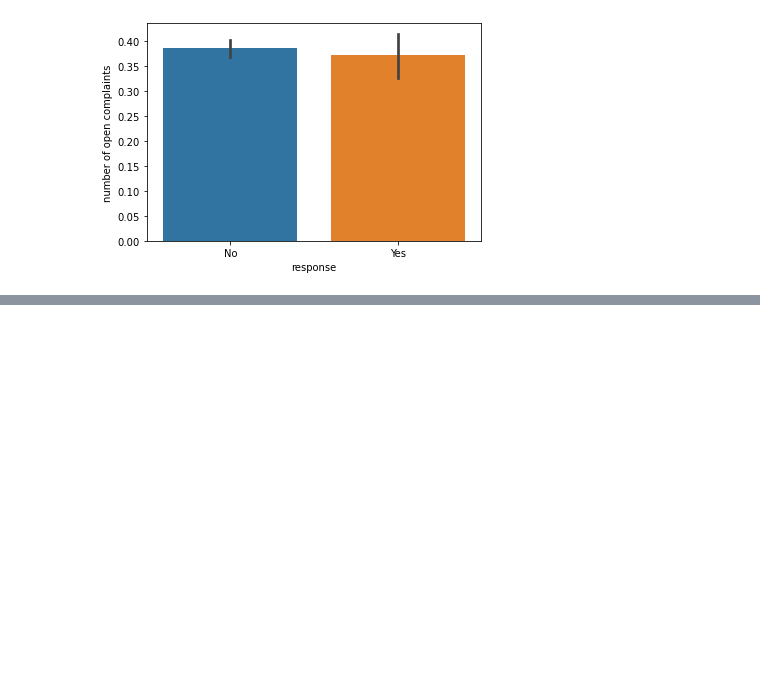
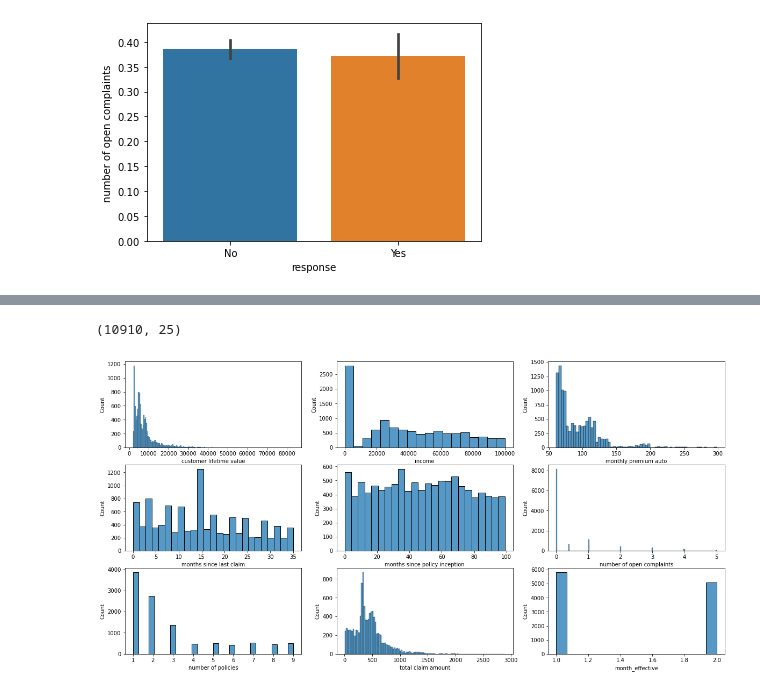
Before and after one commit to audedef/lab-customer-analysis-round-2, a Jupyter notebook: ex-lab-customer-analysis.ipynb, the cells around one changed output, grey strips where cells are left out. Cells and saved outputs as stored; diff of their text form; code cells hidden in the pictures; blank space fills up the shorter version.

```diff
--- a/ex-lab-customer-analysis.ipynb
+++ b/ex-lab-customer-analysis.ipynb
@@ -385,0 +449,19 @@ plt.show()
+# %%
+df.shape
+# %% [output]
+(10910, 25)
+# %%
+# Use seaborn library to construct distribution plots for the numerical variables
+fig, ax = plt.subplots(3,3,figsize=(20,10))
+sns.histplot(x='customer lifetime value', data=df, ax=ax[0,0])
+sns.histplot(x='income', data=df, ax=ax[0,1])
+sns.histplot(x='monthly premium auto', data = df, ax = ax[0,2])
+sns.histplot(x='months since last claim', data = df, ax = ax[1,0])
+sns.histplot(x='months since policy inception', data=df, ax=ax[1,1])
+sns.histplot(x='number of open complaints', data=df, ax=ax[1,2])
+sns.histplot(x='number of policies', data = df, ax = ax[2,0])
+sns.histplot(x='total claim amount', data = df, ax = ax[2,1])
+sns.histplot(x='month_effective', data = df, ax = ax[2,2])
+plt.show()
+# %% [output]
+[figure, added]
```
Also changed, not shown: parts of 10 cells of this notebook.
